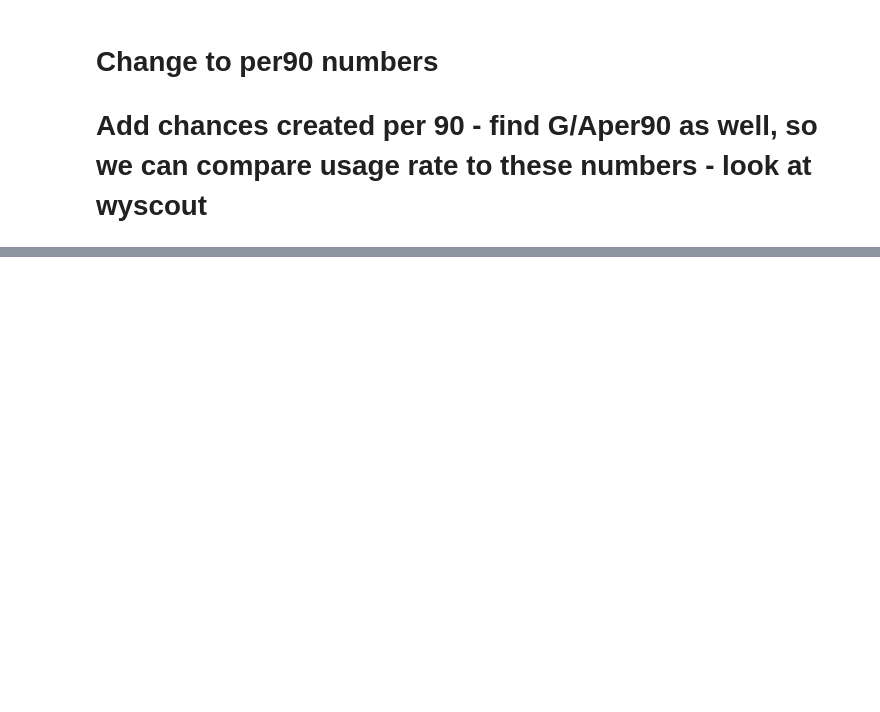
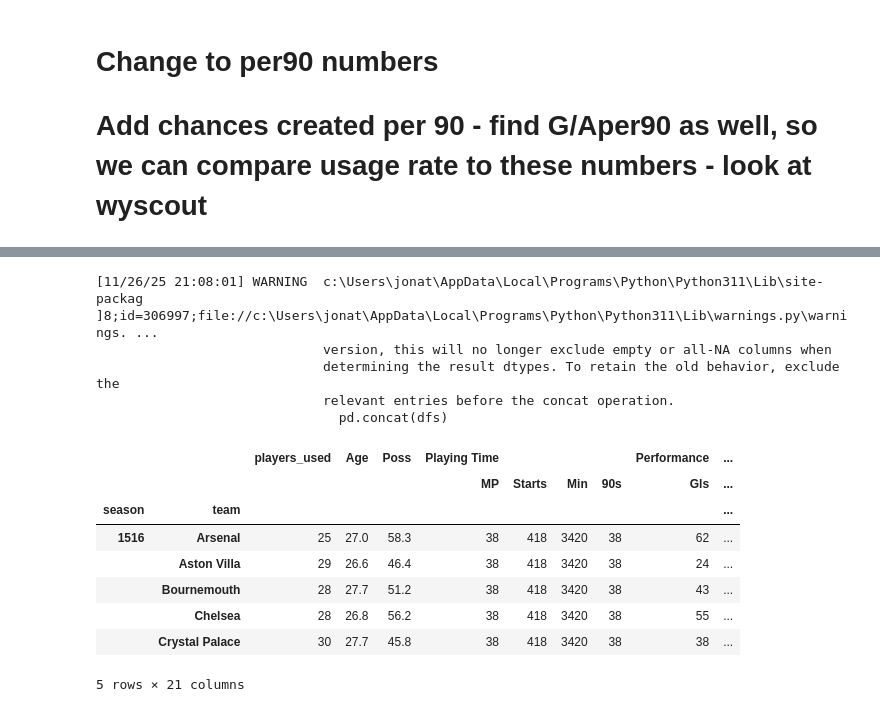
Before and after one commit to JonathanC12/UsageRateInSoccer, a Jupyter notebook: ProjectNotebook.ipynb, the cells around one changed output, grey strips where cells are left out. Cells and saved outputs as stored; diff of their text form; code cells hidden in the pictures; blank space fills up the shorter version.

```diff
--- a/ProjectNotebook.ipynb
+++ b/ProjectNotebook.ipynb
@@ -125,0 +443,22 @@ import soccerdata as sd
+# %%
+#Loading Team Stats
+team_stats = fb.read_team_season_stats(stat_type="standard")
+
+team_stats = team_stats.loc["ENG-Premier League"]
+
+team_stats.head()
+# %% [output]
+[11/26/25 21:08:01] WARNING  c:\Users\jonat\AppData\Local\Programs\Python\Python311\Lib\site-packag ]8;id=306997;file://c:\Users\jonat\AppData\Local\Programs\Python\Python311\Lib\warnings.py\warnings. ...
+                             version, this will no longer exclude empty or all-NA columns when
+                             determining the result dtypes. To retain the old behavior, exclude the
+                             relevant entries before the concat operation.
+                               pd.concat(dfs)
+|  |  | players_used | Age | Poss | Playing Time |  |  |  | Performance | ... |
+|  |  |  |  |  | MP | Starts | Min | 90s | Gls | ... |
+| season | team |  |  |  |  |  |  |  |  | ... |
+| 1516 | Arsenal | 25 | 27.0 | 58.3 | 38 | 418 | 3420 | 38 | 62 | ... |
+|  | Aston Villa | 29 | 26.6 | 46.4 | 38 | 418 | 3420 | 38 | 24 | ... |
+|  | Bournemouth | 28 | 27.7 | 51.2 | 38 | 418 | 3420 | 38 | 43 | ... |
+|  | Chelsea | 28 | 26.8 | 56.2 | 38 | 418 | 3420 | 38 | 55 | ... |
+|  | Crystal Palace | 30 | 27.7 | 45.8 | 38 | 418 | 3420 | 38 | 38 | ... |
+5 rows × 21 columns
```
Also changed, not shown: parts of 28 cells of this notebook.
